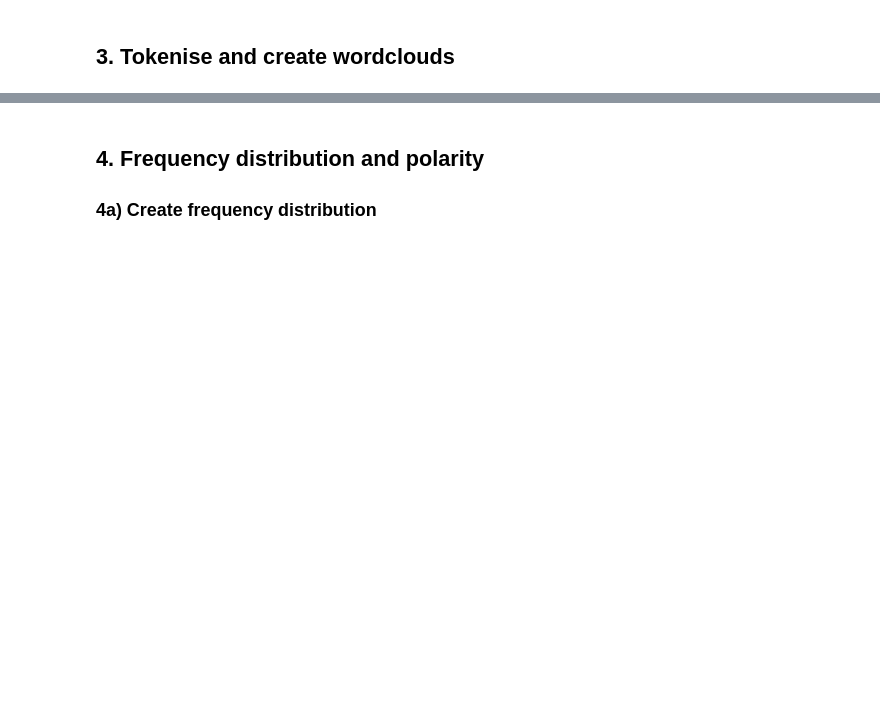
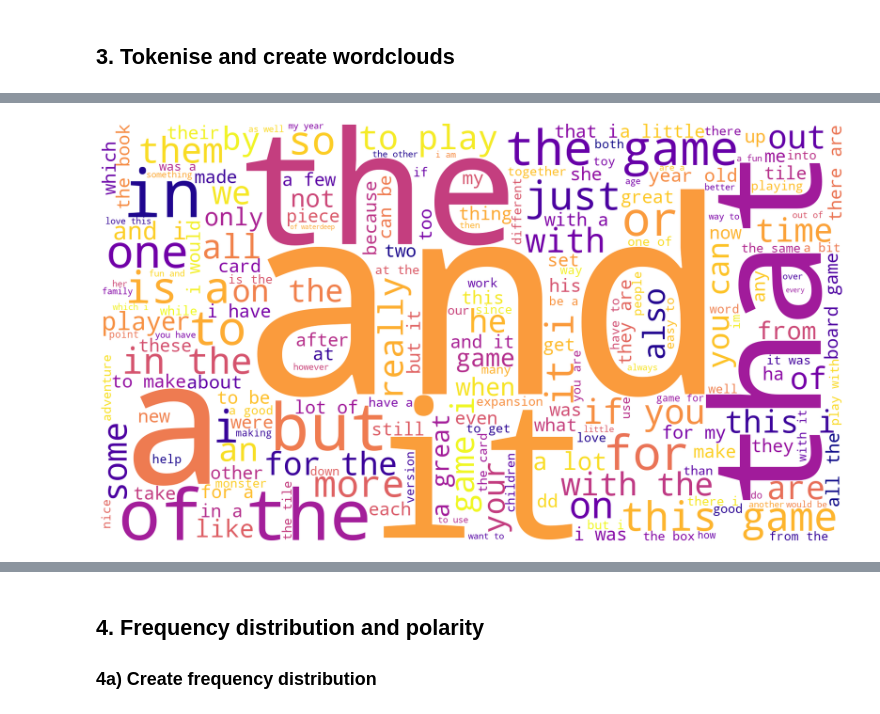
Before and after one commit to Harsh46/Gulati_Harshdeep_DA301_Assignment, a Jupyter notebook: Gulati_Harshdeep_DA301_Assignment_Notebook.ipynb, the cells around one changed output, grey strips where cells are left out. Drawn from its saved outputs; the diff is of its cells as text; code cells hidden in the pictures; blank space fills up the shorter version.

```diff
--- a/Gulati_Harshdeep_DA301_Assignment_Notebook.ipynb
+++ b/Gulati_Harshdeep_DA301_Assignment_Notebook.ipynb
@@ -1121,6 +1216,7 @@ warnings.filterwarnings('ignore')
 ## 3. Tokenise and create wordclouds
 # %%
 # Create new DataFrame (copy DataFrame).
-
+df3_copy = df3.copy()
 
 # View DataFrame.
+df3_copy.head()
@@ -1127,5 +1230,7 @@ warnings.filterwarnings('ignore')
 # %%
 # Apply tokenisation to both columns.
-
+df3_copy['tokens_review'] = df3_copy['review'].apply(word_tokenize)
+df3_copy['tokens_summary'] = df3_copy['summary'].apply(word_tokenize)
 
 # View DataFrame.
+df3_copy.head()
@@ -1132,4 +1244,27 @@ warnings.filterwarnings('ignore')
+# %%
+# String all the comments together in a single variable.
+# Create an empty string variable.
+all_reviews = ''
+for i in range(df3_copy.shape[0]):
+    # Add each comment.
+    all_reviews = all_reviews + df3_copy['review'][i]
 # %%
 # Review: Create a word cloud.
+# Set the colour palette.
+sns.set(color_codes=True)
+
+# Create a WordCloud object.
+word_cloud_review = WordCloud(width = 1600, height = 900,
+                    background_color ='white',
+                    colormap = 'plasma',
+                    stopwords = 'none',
+                    min_font_size = 10).generate(all_reviews)
 # %%
 # Review: Plot the WordCloud image.
+plt.figure(figsize = (16, 9), facecolor = None)
+plt.imshow(word_cloud_review)
+plt.axis('off')
+plt.tight_layout(pad = 0)
+plt.show()
+# %% [output]
+[figure, added]
```
Also changed, not shown: parts of 43 cells of this notebook.
